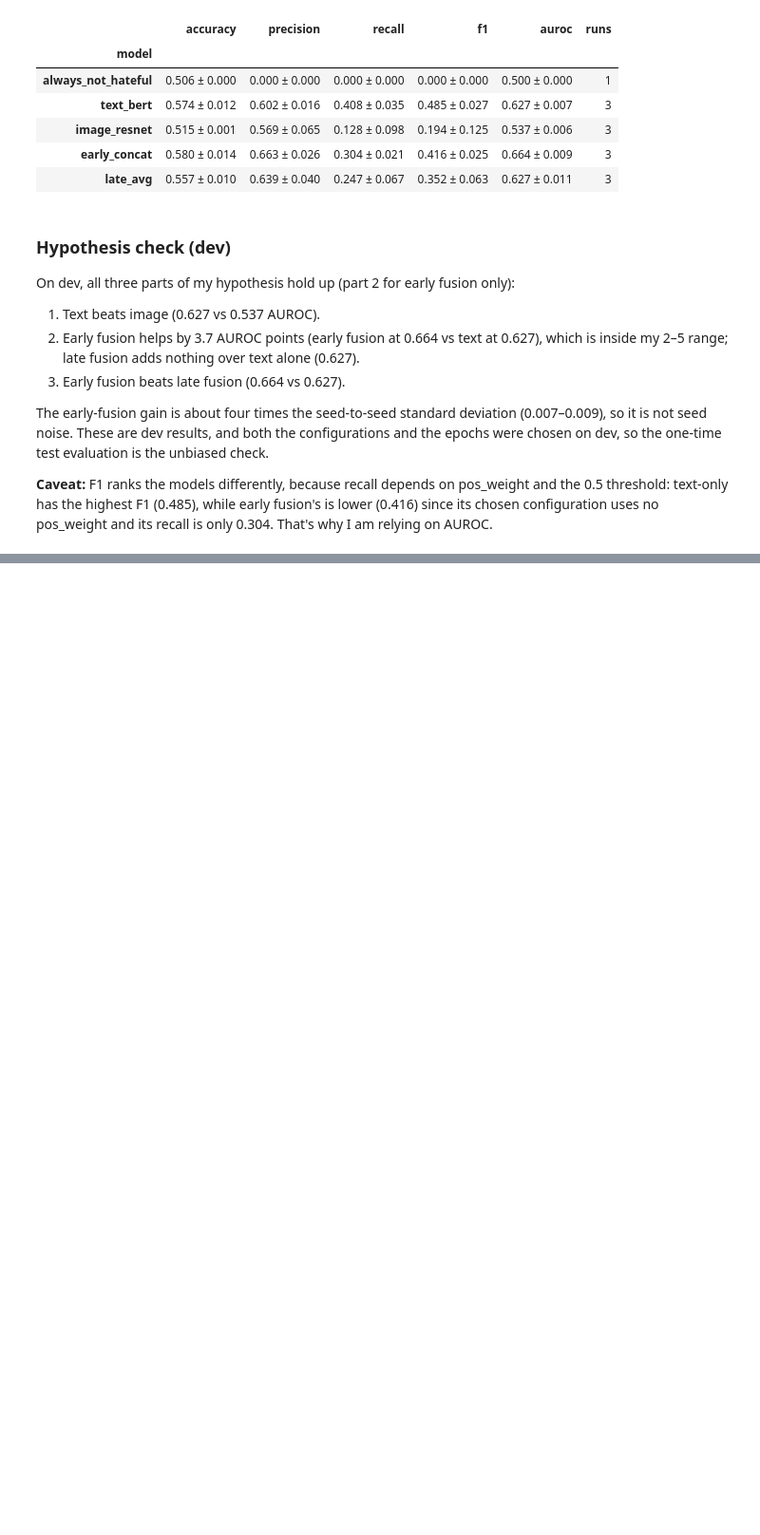
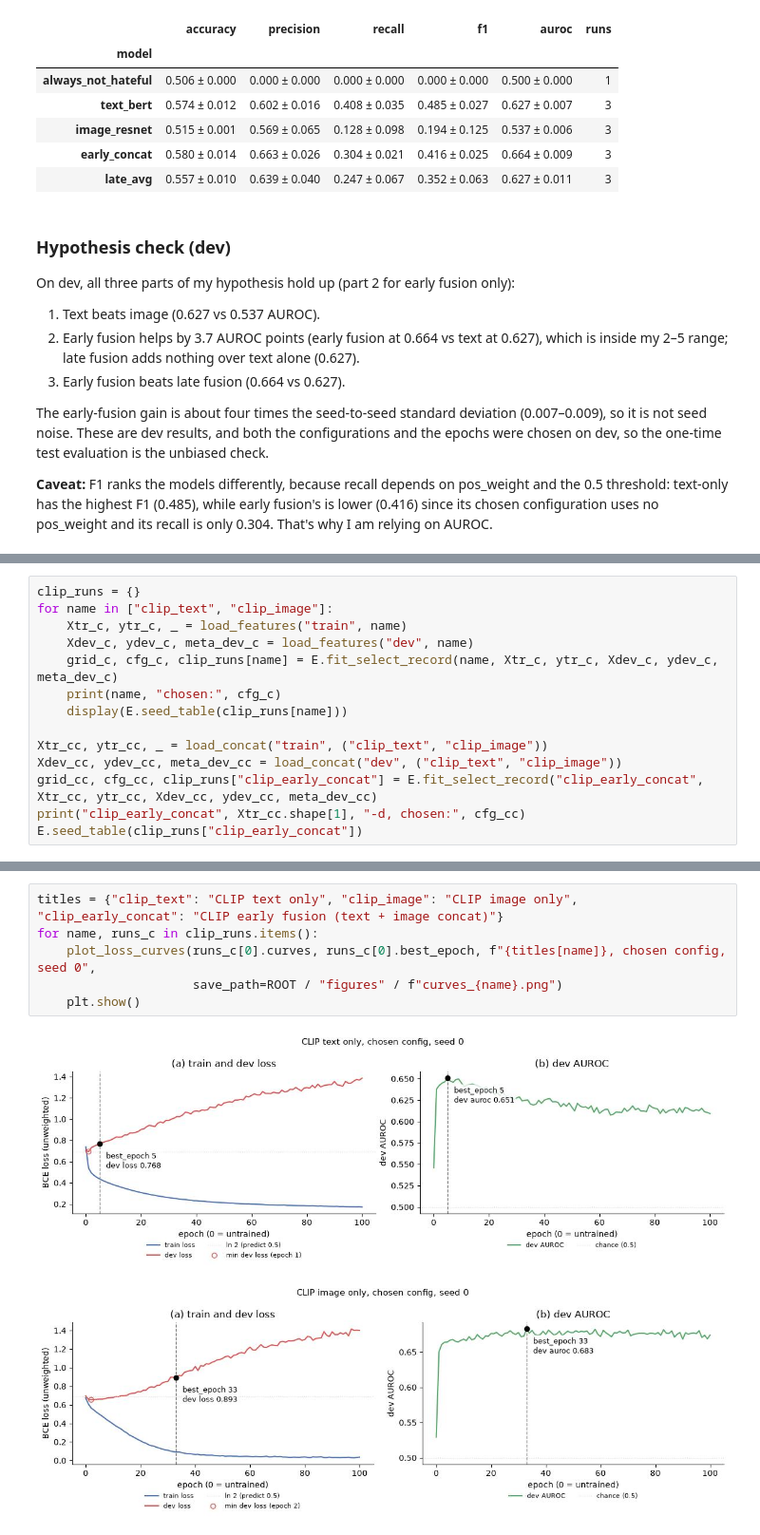
Before and after one commit to LUCIFER5671/hateful-memes, a Jupyter notebook: notebooks/lab3.ipynb, the cells around one changed output, grey strips where cells are left out. Shown at 95% size. Cells and saved outputs as stored; diff of their text form; blank space fills up the shorter version.

Commit message:
Step 6: CLIP design change + 410 disagreement analysis (dev)

```diff
--- a/notebooks/lab3.ipynb
+++ b/notebooks/lab3.ipynb
@@ -330,0 +343,14 @@ The early-fusion gain is about four times the seed-to-seed standard deviation (0
+# %%
+clip_runs = {}
+for name in ["clip_text", "clip_image"]:
+    Xtr_c, ytr_c, _ = load_features("train", name)
+    Xdev_c, ydev_c, meta_dev_c = load_features("dev", name)
+    grid_c, cfg_c, clip_runs[name] = E.fit_select_record(name, Xtr_c, ytr_c, Xdev_c, ydev_c, meta_dev_c)
+    print(name, "chosen:", cfg_c)
+    display(E.seed_table(clip_runs[name]))
+
+Xtr_cc, ytr_cc, _ = load_concat("train", ("clip_text", "clip_image"))
+Xdev_cc, ydev_cc, meta_dev_cc = load_concat("dev", ("clip_text", "clip_image"))
+grid_cc, cfg_cc, clip_runs["clip_early_concat"] = E.fit_select_record("clip_early_concat", Xtr_cc, ytr_cc, Xdev_cc, ydev_cc, meta_dev_cc)
+print("clip_early_concat", Xtr_cc.shape[1], "-d, chosen:", cfg_cc)
+E.seed_table(clip_runs["clip_early_concat"])
@@ -330,0 +373,9 @@ The early-fusion gain is about four times the seed-to-seed standard deviation (0
+# %%
+titles = {"clip_text": "CLIP text only", "clip_image": "CLIP image only", "clip_early_concat": "CLIP early fusion (text + image concat)"}
+for name, runs_c in clip_runs.items():
+    plot_loss_curves(runs_c[0].curves, runs_c[0].best_epoch, f"{titles[name]}, chosen config, seed 0",
+                     save_path=ROOT / "figures" / f"curves_{name}.png")
+    plt.show()
+# %% [output]
+[figure, added]
+[figure, added]
```
Also changed, not shown: parts of 19 cells of this notebook, 21 other files.
